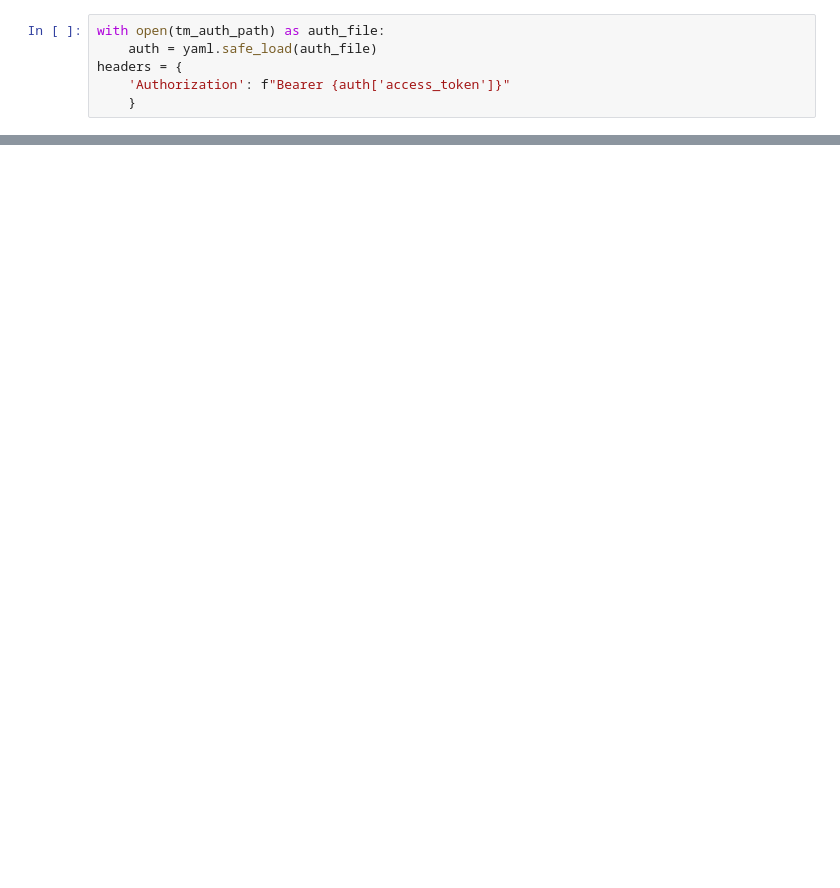
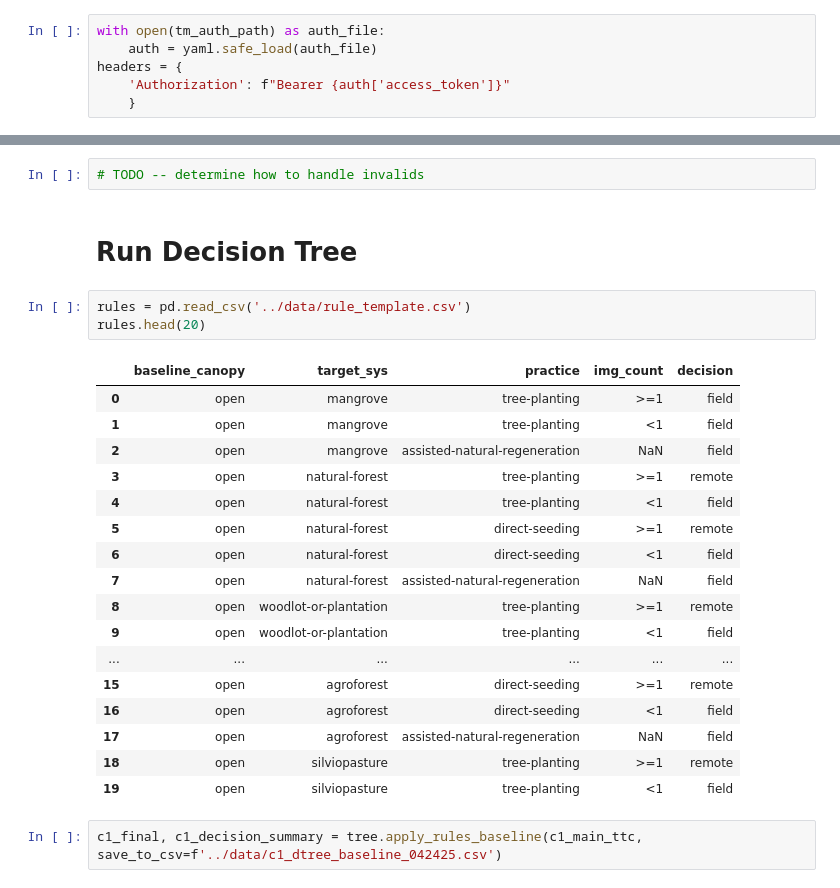
Before and after one commit to wri/decision-tree, a Jupyter notebook: notebooks/decision_tree.ipynb, the cells around one changed output, grey strips where cells are left out. Cells and saved outputs as stored; diff of their text form; blank space fills up the shorter version.

```diff
--- a/notebooks/decision_tree.ipynb
+++ b/notebooks/decision_tree.ipynb
@@ -227,0 +329,27 @@ Name: baseline_img_count, dtype: int64
+# %%
+# TODO -- determine how to handle invalids
+# %% [markdown]
+# Run Decision Tree
+# %%
+rules = pd.read_csv('../data/rule_template.csv')
+rules.head(20)
+# %% [output]
+|  | baseline_canopy | target_sys | practice | img_count | decision |
+| 0 | open | mangrove | tree-planting | >=1 | field |
+| 1 | open | mangrove | tree-planting | <1 | field |
+| 2 | open | mangrove | assisted-natural-regeneration | NaN | field |
+| 3 | open | natural-forest | tree-planting | >=1 | remote |
+| 4 | open | natural-forest | tree-planting | <1 | field |
+| 5 | open | natural-forest | direct-seeding | >=1 | remote |
+| 6 | open | natural-forest | direct-seeding | <1 | field |
+| 7 | open | natural-forest | assisted-natural-regeneration | NaN | field |
+| 8 | open | woodlot-or-plantation | tree-planting | >=1 | remote |
+| 9 | open | woodlot-or-plantation | tree-planting | <1 | field |
+| ... | ... | ... | ... | ... | ... |
+| 15 | open | agroforest | direct-seeding | >=1 | remote |
+| 16 | open | agroforest | direct-seeding | <1 | field |
+| 17 | open | agroforest | assisted-natural-regeneration | NaN | field |
+| 18 | open | silviopasture | tree-planting | >=1 | remote |
+| 19 | open | silviopasture | tree-planting | <1 | field |
+# %%
+c1_final, c1_decision_summary = tree.apply_rules_baseline(c1_main_ttc, save_to_csv=f'../data/c1_dtree_baseline_042425.csv')
```
Also changed, not shown: parts of 77 cells of this notebook.
